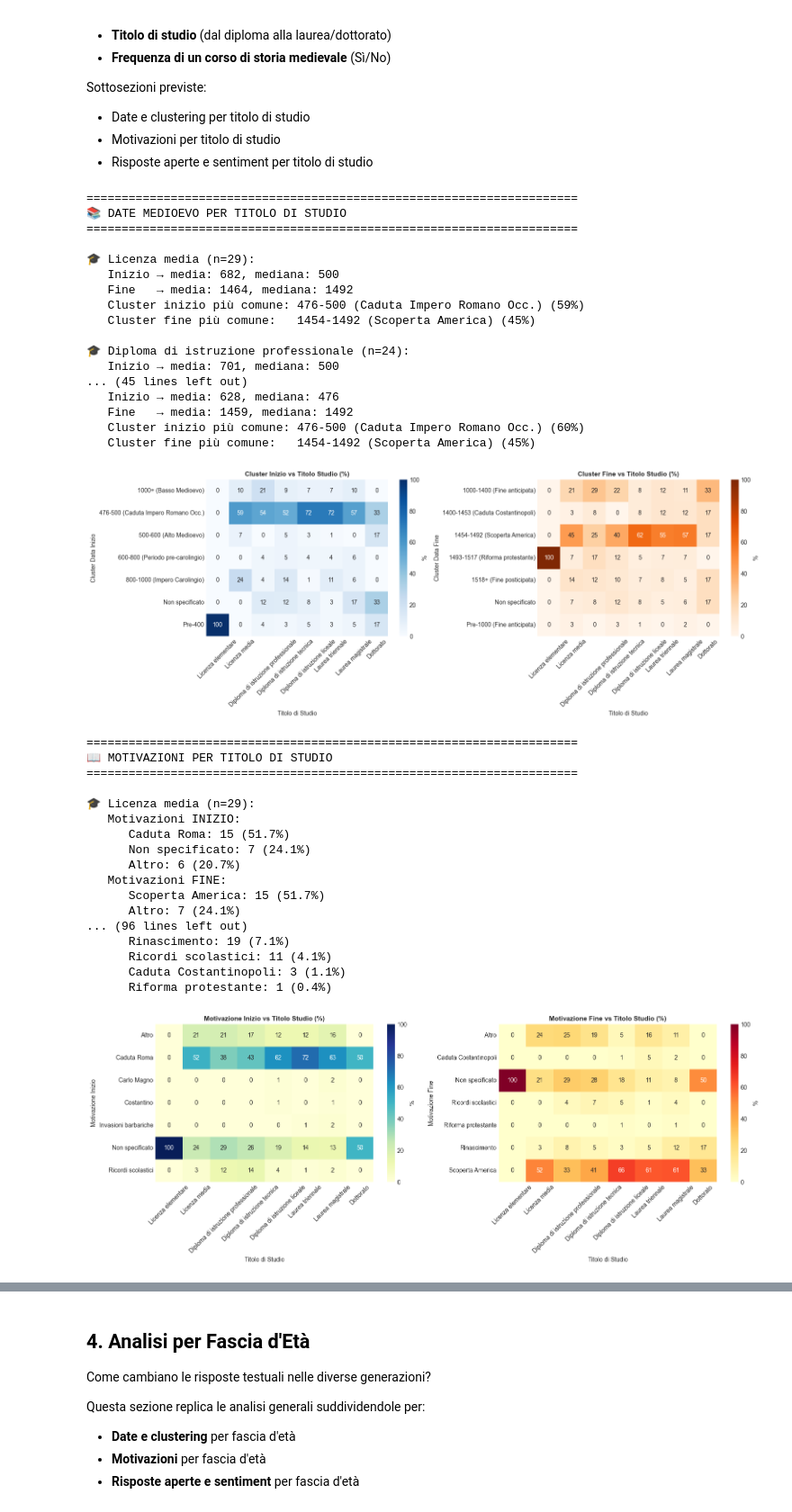
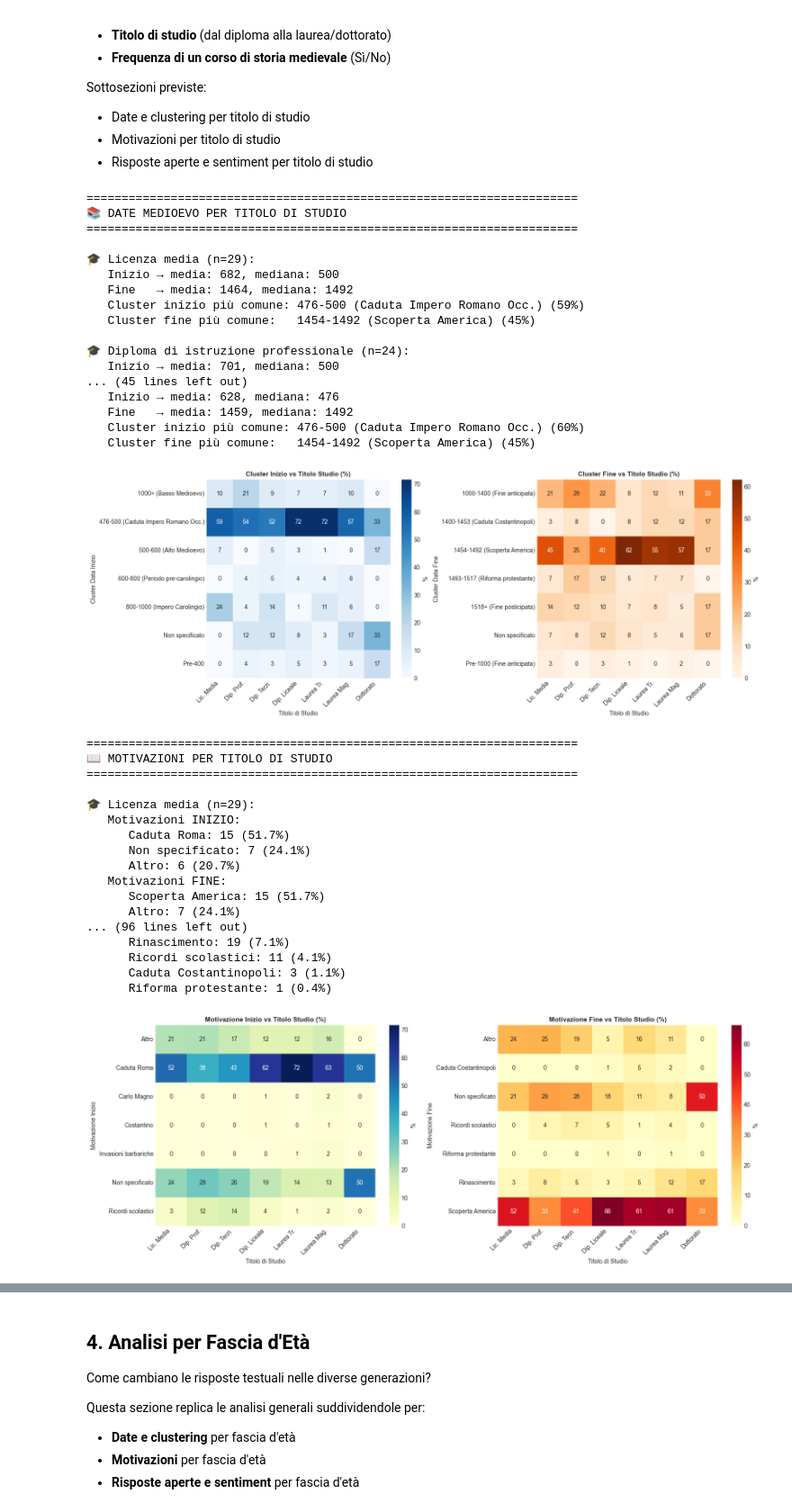
Before and after one commit to giuliaghiazza/MiddleAgesAnalysis, a Jupyter notebook: analisi_testo.ipynb, the cells around one changed output, grey strips where cells are left out. Shown at 90% size. Cells and saved outputs as stored; diff of their text form; code cells hidden in the pictures.

Commit message:
Fix graphs

```diff
--- a/analisi_testo.ipynb
+++ b/analisi_testo.ipynb
@@ -990,10 +990,20 @@ Sottosezioni previste:
 # 3.1  DATE E CLUSTERING PER TITOLO DI STUDIO + CORSO
 # ============================================================
 
-titolo_order = ['Licenza elementare', 'Licenza media',
+titolo_order = ['Licenza media',
                 'Diploma di istruzione professionale', 'Diploma di istruzione tecnica',
                 'Diploma di istruzione liceale', 'Laurea triennale',
                 'Laurea magistrale', 'Dottorato']
+
+titolo_short = {
+    'Licenza media': 'Lic. Media',
+    'Diploma di istruzione professionale': 'Dip. Prof.',
+    'Diploma di istruzione tecnica': 'Dip. Tecn.',
+    'Diploma di istruzione liceale': 'Dip. Liceale',
+    'Laurea triennale': 'Laurea Tr.',
+    'Laurea magistrale': 'Laurea Mag.',
+    'Dottorato': 'Dottorato'
+}
 
 print("=" * 70)
 print("📚 DATE MEDIOEVO PER TITOLO DI STUDIO")
@@ -1040,7 +1050,7 @@ for corso in ['Sì', 'No']:
     print(f"   Cluster inizio più comune: {top_cl_ini} ({pct_cl_ini:.0f}%)")
     print(f"   Cluster fine più comune:   {top_cl_fin} ({pct_cl_fin:.0f}%)")
 
-# --- Heatmap: cluster vs titolo studio ---
+# --- Heatmap cluster vs titolo studio ---
 fig, axes = plt.subplots(1, 2, figsize=(16, 6))
 
 # Cluster inizio vs Titolo studio
@@ -1048,22 +1058,26 @@ ct_ini = pd.crosstab(df['cluster_inizio'], df['titolo_studio'], normalize='colum
 cols_present = [c for c in titolo_order if c in ct_ini.columns]
 if cols_present:
     ct_ini = ct_ini[cols_present]
+    ct_ini.columns = [titolo_short.get(c, c) for c in ct_ini.columns]
     sns.heatmap(ct_ini, annot=True, fmt='.0f', cmap='Blues', ax=axes[0], cbar_kws={'label': '%'})
     axes[0].set_title('Cluster Inizio vs Titolo Studio (%)', fontsize=11, fontweight='bold')
     axes[0].set_xlabel('Titolo di Studio')
     axes[0].set_ylabel('Cluster Data Inizio')
     axes[0].tick_params(axis='x', rotation=45)
+    plt.setp(axes[0].get_xticklabels(), ha='right')
 
 # Cluster fine vs Titolo studio
 ct_fin = pd.crosstab(df['cluster_fine'], df['titolo_studio'], normalize='columns') * 100
 cols_present = [c for c in titolo_order if c in ct_fin.columns]
 if cols_present:
     ct_fin = ct_fin[cols_present]
+    ct_fin.columns = [titolo_short.get(c, c) for c in ct_fin.columns]
     sns.heatmap(ct_fin, annot=True, fmt='.0f', cmap='Oranges', ax=axes[1], cbar_kws={'label': '%'})
     axes[1].set_title('Cluster Fine vs Titolo Studio (%)', fontsize=11, fontweight='bold')
     axes[1].set_xlabel('Titolo di Studio')
     axes[1].set_ylabel('Cluster Data Fine')
     axes[1].tick_params(axis='x', rotation=45)
+    plt.setp(axes[1].get_xticklabels(), ha='right')
 
 plt.tight_layout()
 plt.show()
@@ -1085,7 +1099,7 @@ plt.show()
    Fine   → media: 1459, mediana: 1492
    Cluster inizio più comune: 476-500 (Caduta Impero Romano Occ.) (60%)
    Cluster fine più comune:   1454-1492 (Scoperta America) (45%)
-[figure, old version]
+[figure, new version]
 # %%
 # ============================================================
 # 3.2  MOTIVAZIONI PER TITOLO DI STUDIO + CORSO
@@ -1142,43 +1156,47 @@ ct_mot_ini = pd.crosstab(df['motivo_inizio_cat'], df['titolo_studio'], normalize
 cols_present = [c for c in titolo_order if c in ct_mot_ini.columns]
 if cols_present:
     ct_mot_ini = ct_mot_ini[cols_present]
+    ct_mot_ini.columns = [titolo_short.get(c, c) for c in ct_mot_ini.columns]
     sns.heatmap(ct_mot_ini, annot=True, fmt='.0f', cmap='YlGnBu', ax=axes[0], cbar_kws={'label': '%'})
     axes[0].set_title('Motivazione Inizio vs Titolo Studio (%)', fontsize=11, fontweight='bold')
     axes[0].set_xlabel('Titolo di Studio')
     axes[0].set_ylabel('Motivazione Inizio')
     axes[0].tick_params(axis='x', rotation=45)
+    plt.setp(axes[0].get_xticklabels(), ha='right')
 
 ct_mot_fin = pd.crosstab(df['motivo_fine_cat'], df['titolo_studio'], normalize='columns') * 100
 cols_present = [c for c in titolo_order if c in ct_mot_fin.columns]
 if cols_present:
     ct_mot_fin = ct_mot_fin[cols_present]
+    ct_mot_fin.columns = [titolo_short.get(c, c) for c in ct_mot_fin.columns]
     sns.heatmap(ct_mot_fin, annot=True, fmt='.0f', cmap='YlOrRd', ax=axes[1], cbar_kws={'label': '%'})
     axes[1].set_title('Motivazione Fine vs Titolo Studio (%)', fontsize=11, fontweight='bold')
     axes[1].set_xlabel('Titolo di Studio')
     axes[1].set_ylabel('Motivazione Fine')
     axes[1].tick_params(axis='x', rotation=45)
+    plt.setp(axes[1].get_xticklabels(), ha='right')
 
 plt.tight_layout()
 plt.show()
 # %% [output]
 ======================================================================
 📖 MOTIVAZIONI PER TITOLO DI STUDIO
 ======================================================================
 
 🎓 Licenza media (n=29):
    Motivazioni INIZIO:
       Caduta Roma: 15 (51.7%)
       Non specificato: 7 (24.1%)
       Altro: 6 (20.7%)
    Motivazioni FINE:
       Scoperta America: 15 (51.7%)
       Altro: 7 (24.1%)
 ... (96 lines left out)
       Rinascimento: 19 (7.1%)
       Ricordi scolastici: 11 (4.1%)
       Caduta Costantinopoli: 3 (1.1%)
       Riforma protestante: 1 (0.4%)
-[figure, old version]
+[figure, new version]
 # %%
 # ============================================================
 # 3.3  COERENZA DATA ↔ MOTIVAZIONE PER TITOLO DI STUDIO + CORSO
```
Also changed, not shown: parts of 5 cells of this notebook.
